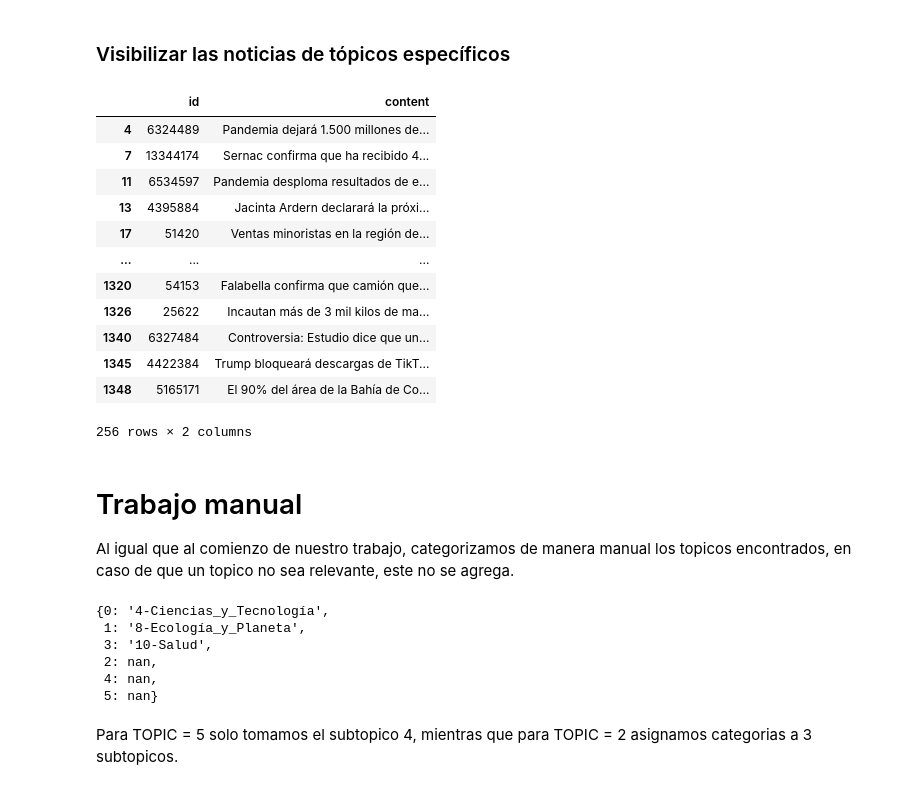
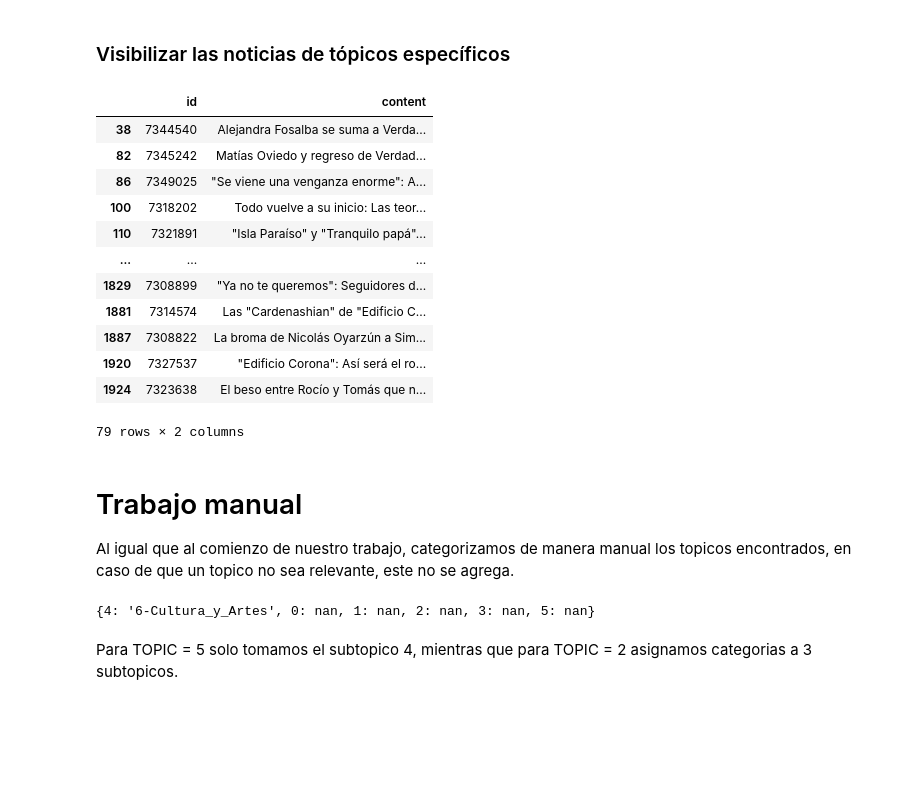
Before and after one commit to matiasbarram/INFO279-TAL-Proyecto, a Jupyter notebook: paso_2_re_extraccion_lda.ipynb, the cells around one changed output. Drawn from its saved outputs; the diff is of its cells as text; code cells hidden in the pictures; blank space fills up the shorter version.

```diff
--- a/paso_2_re_extraccion_lda.ipynb
+++ b/paso_2_re_extraccion_lda.ipynb
@@ -126,13 +29,0 @@ def format_topics_documents(ldamodel, corpus, texts):
-# %%
-def print_coherences(x, coherence_values):
-    for i, (m, cv) in enumerate(zip(x, coherence_values)):
-        print(f" [{i}] Num Topics = {m}  has Coherence Value of {cv:.4f}")
-
-def plot_coherences(start, limit, step, coherence_values):
-    x = range(start, limit, step)
-    plt.plot(x, coherence_values)
-    plt.xlabel("Num Topics")
-    plt.ylabel("Coherence score")
-    plt.legend(("coherence_values"), loc='best')
-    plt.show()
-    print_coherences(x, coherence_values)
@@ -145,14 +29,0 @@ A diferencia de la etapa anterior, el número de noticias restantes es un poco m
-# %%
-filename = './df_sin_topic.csv'
-df = pd.read_csv(filename)
-corpus, id2word, data_lemmatized = get_from_textlist(df)
-# Can take a long time to run.
-# se tomo el de mayor coherencia en este rango de topicos
-limit=18; start=10; step=1;
-# el seleccionado fue el 14
-#limit=15; start=14; step=1;
-
-model_list, coherence_values = compute_coherence_values(dictionary=id2word,
-                                                        corpus=corpus,
-                                                        texts=data_lemmatized,
-                                                        start=start, limit=limit, step=step)
@@ -428,17 +441,12 @@ for i in range(optimal_ntopics):
 # %%
 # todo lo de abajo se repite para los topicos seleccionados
 # topics 2 y 5
-TOPIC = 2
+TOPIC = 5
 
 filename = f'./dominant_topics/topics_paso2_{TOPIC}.csv'
 df = pd.read_csv(filename)
-corpus, id2word, data_lemmatized = get_from_textlist(df, stop_words=stop_words)
-# Can take a long time to run.
-limit=13; start=2; step=1;
-model_list, coherence_values = compute_coherence_values(dictionary=id2word,
-                                                        corpus=corpus,
-                                                        texts=data_lemmatized,
-                                                        start=start, limit=limit, step=1)
+cohelho = Coherencio(df, 2, limit=13, step=1)
+cohelho.compute_coherence_values()
 # %% [markdown]
 ### Grafico de subtopicos ideal (mayor es mejor)
 * Considerando que queremos mejorar la precision de nuestro topico debemos aumentar la cantidad de topicos dentro de esta, por lo que optamos por análizar opciones entre 2 y 10 grupos.
@@ -512,21 +512,21 @@ En este ejemplo podemos apreciar que las palabras claves sugieren que se trata d
 # %% [markdown]
 ### Visibilizar las noticias de tópicos específicos
 # %%
-df[df_dominant_topic['Dominant_Topic'] == 5][['id', 'content']]
+df[cohelho.df_dominant_topic['Dominant_Topic'] == 5][['id', 'content']]
 # %% [output]
 |  | id | content |
-| 4 | 6324489 | Pandemia dejará 1.500 millones de... |
-| 7 | 13344174 | Sernac confirma que ha recibido 4... |
-| 11 | 6534597 | Pandemia desploma resultados de e... |
-| 13 | 4395884 | Jacinta Ardern declarará la próxi... |
-| 17 | 51420 | Ventas minoristas en la región de... |
+| 38 | 7344540 | Alejandra Fosalba se suma a Verda... |
+| 82 | 7345242 | Matías Oviedo y regreso de Verdad... |
+| 86 | 7349025 | "Se viene una venganza enorme": A... |
+| 100 | 7318202 | Todo vuelve a su inicio: Las teor... |
+| 110 | 7321891 | "Isla Paraíso" y "Tranquilo papá"... |
 | ... | ... | ... |
-| 1320 | 54153 | Falabella confirma que camión que... |
-| 1326 | 25622 | Incautan más de 3 mil kilos de ma... |
-| 1340 | 6327484 | Controversia: Estudio dice que un... |
-| 1345 | 4422384 | Trump bloqueará descargas de TikT... |
-| 1348 | 5165171 | El 90% del área de la Bahía de Co... |
+| 1829 | 7308899 | "Ya no te queremos": Seguidores d... |
+| 1881 | 7314574 | Las "Cardenashian" de "Edificio C... |
+| 1887 | 7308822 | La broma de Nicolás Oyarzún a Sim... |
+| 1920 | 7327537 | "Edificio Corona": Así será el ro... |
+| 1924 | 7323638 | El beso entre Rocío y Tomás que n... |
-256 rows × 2 columns
+79 rows × 2 columns
 # %% [markdown]
 # Trabajo manual
 
@@ -546,25 +546,20 @@ Al igual que al comienzo de nuestro trabajo, categorizamos de manera manual los
 """
 
 # TOPIC = 5
-# cats_dict = {4 : '6-Cultura_y_Artes'}
+cats_dict = {4 : '6-Cultura_y_Artes'}
 
 # TOPIC = 2
-cats_dict = {0 : '4-Ciencias_y_Tecnología',
-            1 : '8-Ecología_y_Planeta',
-            3 : '10-Salud'}
+# cats_dict = {0 : '4-Ciencias_y_Tecnología',
+#             1 : '8-Ecología_y_Planeta',
+#             3 : '10-Salud'}
 
-for i in range(optimal_ntopics):
+for i in range(cohelho.optimal_ntopics):
     if i not in cats_dict.keys():
         cats_dict[i] = np.nan
 
 cats_dict
 # %% [output]
-{0: '4-Ciencias_y_Tecnología',
- 1: '8-Ecología_y_Planeta',
- 3: '10-Salud',
- 2: nan,
- 4: nan,
- 5: nan}
+{4: '6-Cultura_y_Artes', 0: nan, 1: nan, 2: nan, 3: nan, 5: nan}
 # %% [markdown]
 Para TOPIC = 5 solo tomamos el subtopico 4, mientras que para TOPIC = 2 asignamos categorias a 3 subtopicos.
 # %% [markdown]
```
Also changed, not shown: parts of 43 cells of this notebook, 6 other files.
